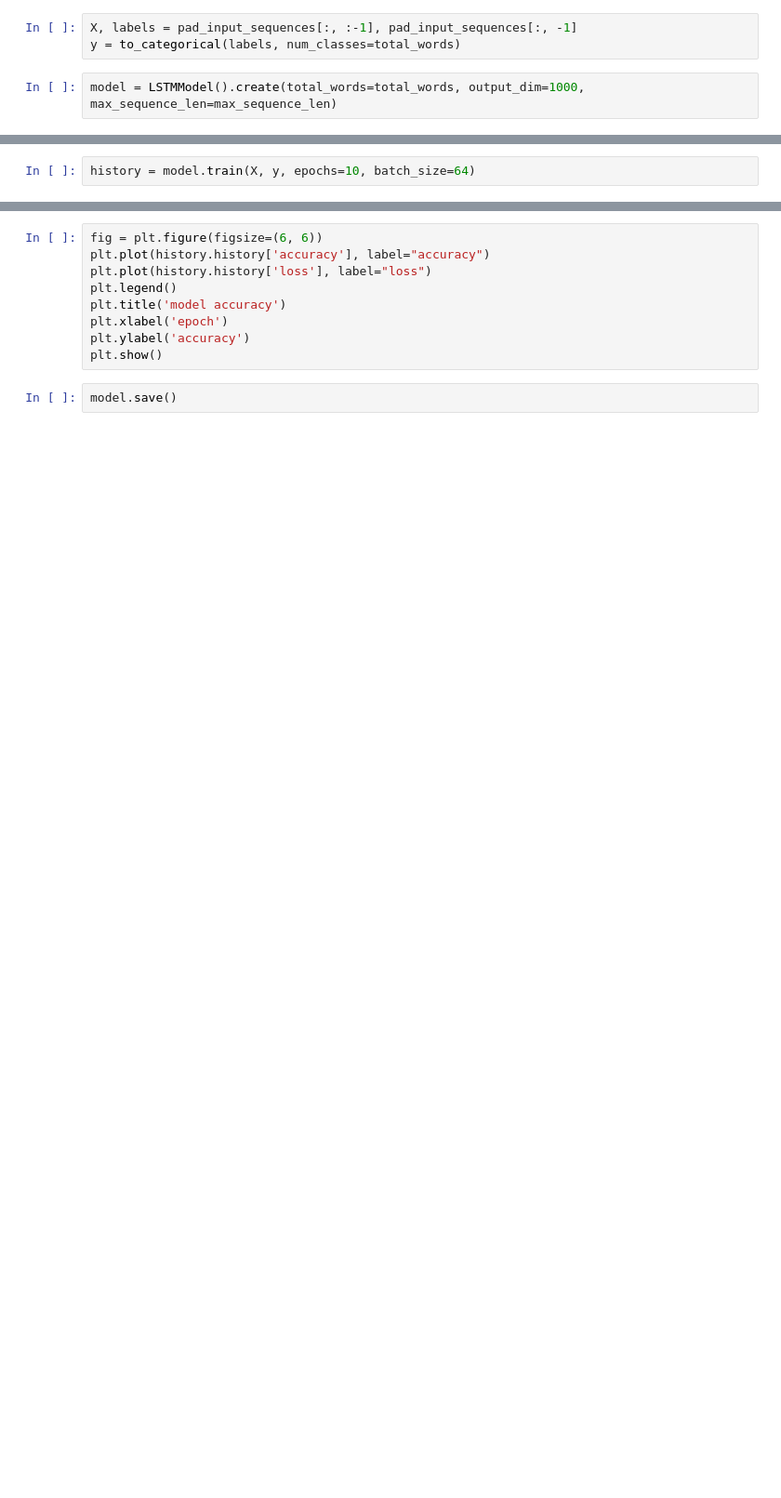
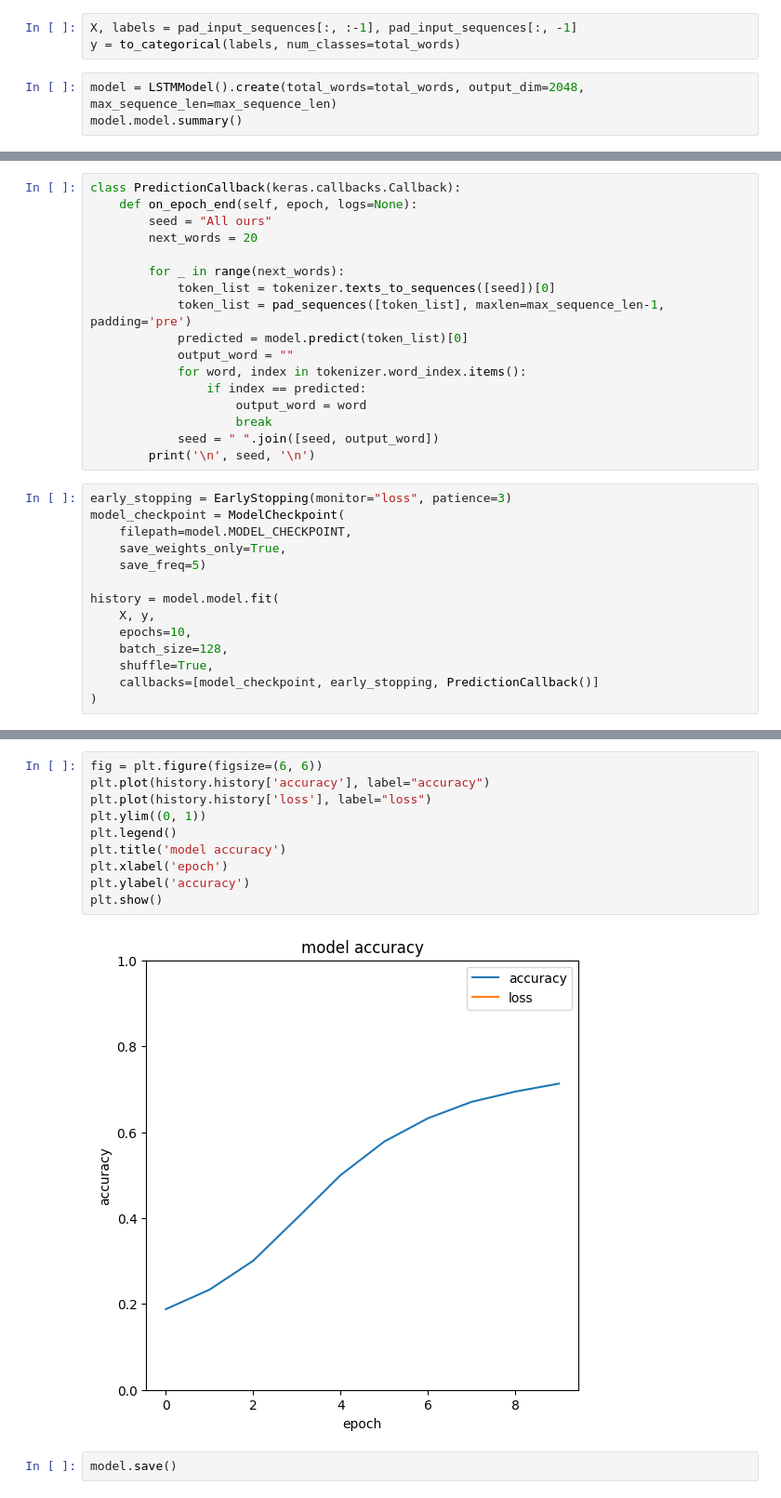
Before and after one commit to marekhering/poetry-generator, a Jupyter notebook: 02_lstm_train.ipynb, the cells around one changed output, grey strips where cells are left out. Shown at 93% size. Saved outputs shown, nothing was run; the diff lists cells and outputs as text; blank space fills up the shorter version.

Commit message:
update model

```diff
--- a/02_lstm_train.ipynb
+++ b/02_lstm_train.ipynb
@@ -48,4 +74,5 @@ print(text[0].split(' ')[:10])
 X, labels = pad_input_sequences[:, :-1], pad_input_sequences[:, -1]
 y = to_categorical(labels, num_classes=total_words)
 # %%
-model = LSTMModel().create(total_words=total_words, output_dim=1000, max_sequence_len=max_sequence_len)
+model = LSTMModel().create(total_words=total_words, output_dim=2048, max_sequence_len=max_sequence_len)
+model.model.summary()
@@ -52,2 +99,31 @@ model = LSTMModel().create(total_words=total_words, output_dim=1000, max_sequenc
-# %%
-history = model.train(X, y, epochs=10, batch_size=64)
+# %%
+class PredictionCallback(keras.callbacks.Callback):
+    def on_epoch_end(self, epoch, logs=None):
+        seed = "All ours"
+        next_words = 20
+
+        for _ in range(next_words):
+            token_list = tokenizer.texts_to_sequences([seed])[0]
+            token_list = pad_sequences([token_list], maxlen=max_sequence_len-1, padding='pre')
+            predicted = model.predict(token_list)[0]
+            output_word = ""
+            for word, index in tokenizer.word_index.items():
+                if index == predicted:
+                    output_word = word
+                    break
+            seed = " ".join([seed, output_word])
+        print('\n', seed, '\n')
+# %%
+early_stopping = EarlyStopping(monitor="loss", patience=3)
+model_checkpoint = ModelCheckpoint(
+    filepath=model.MODEL_CHECKPOINT,
+    save_weights_only=True,
+    save_freq=5)
+
+history = model.model.fit(
+    X, y,
+    epochs=10,
+    batch_size=128,
+    shuffle=True,
+    callbacks=[model_checkpoint, early_stopping, PredictionCallback()]
+)
@@ -54,11 +158,14 @@ history = model.train(X, y, epochs=10, batch_size=64)
 # %%
 fig = plt.figure(figsize=(6, 6))
 plt.plot(history.history['accuracy'], label="accuracy")
 plt.plot(history.history['loss'], label="loss")
+plt.ylim((0, 1))
 plt.legend()
 plt.title('model accuracy')
 plt.xlabel('epoch')
 plt.ylabel('accuracy')
 plt.show()
+# %% [output]
+[figure, added]
 # %%
 model.save()
```
Also changed, not shown: parts of 8 cells of this notebook, 1 other file.
